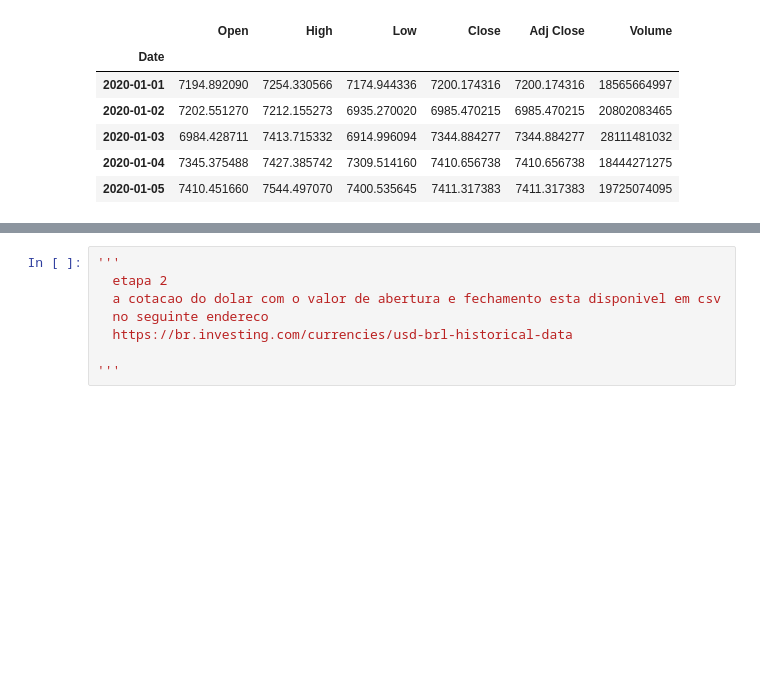
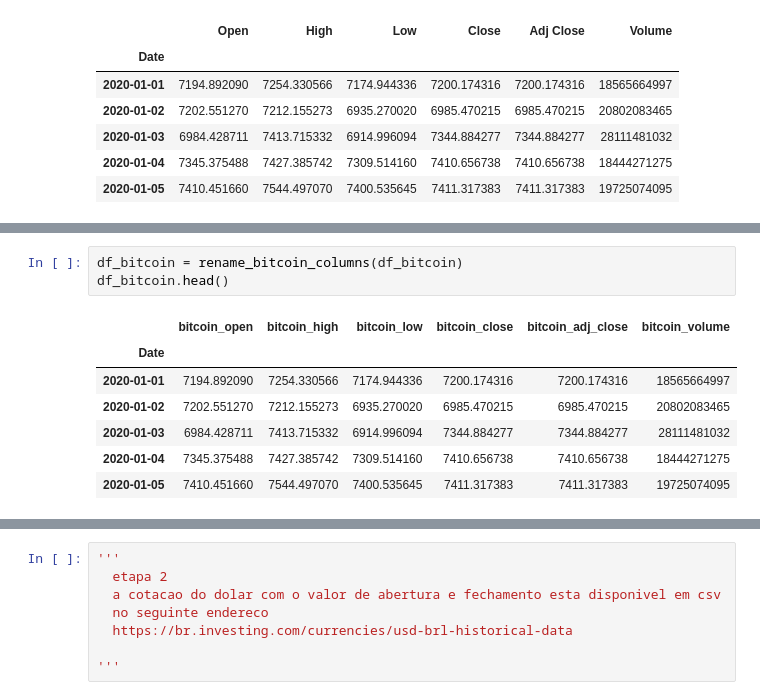
Before and after one commit to Jadeilson08/tcc-data-science, a Jupyter notebook: tcc.ipynb, the cells around one changed output, grey strips where cells are left out. Saved outputs shown, nothing was run; the diff lists cells and outputs as text; blank space fills up the shorter version.

```diff
--- a/tcc.ipynb
+++ b/tcc.ipynb
@@ -63,3 +71,14 @@ df_bitcoin.head()
+# %%
+df_bitcoin = rename_bitcoin_columns(df_bitcoin)
+df_bitcoin.head()
+# %% [output]
+|  | bitcoin_open | bitcoin_high | bitcoin_low | bitcoin_close | bitcoin_adj_close | bitcoin_volume |
+| Date |  |  |  |  |  |  |
+| 2020-01-01 | 7194.892090 | 7254.330566 | 7174.944336 | 7200.174316 | 7200.174316 | 18565664997 |
+| 2020-01-02 | 7202.551270 | 7212.155273 | 6935.270020 | 6985.470215 | 6985.470215 | 20802083465 |
+| 2020-01-03 | 6984.428711 | 7413.715332 | 6914.996094 | 7344.884277 | 7344.884277 | 28111481032 |
+| 2020-01-04 | 7345.375488 | 7427.385742 | 7309.514160 | 7410.656738 | 7410.656738 | 18444271275 |
+| 2020-01-05 | 7410.451660 | 7544.497070 | 7400.535645 | 7411.317383 | 7411.317383 | 19725074095 |
 # %%
 #verificando se tem algum valor nan ou null
 print(df_bitcoin.isna().any())
```
Also changed, not shown: parts of 16 cells of this notebook.
